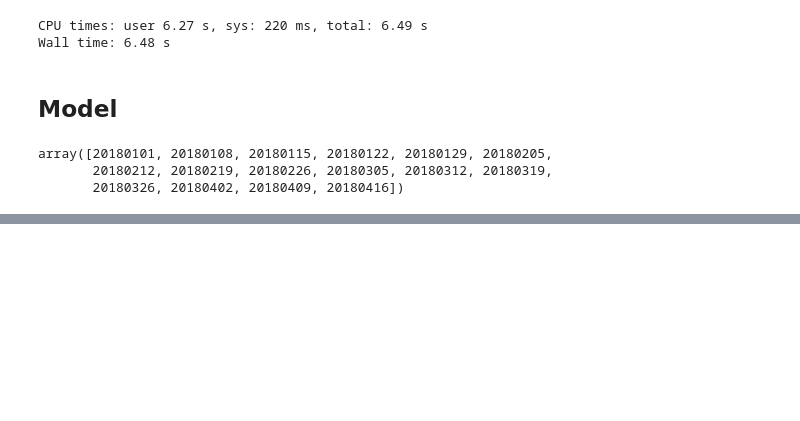
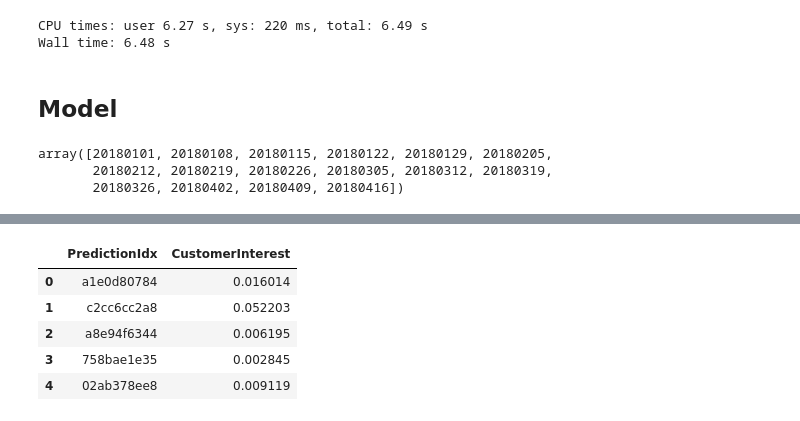
Before and after one commit to Robert-Aduviri/DSG-2018-Qualifiers, a Jupyter notebook: notebooks/robert/RA-22-new-SVD-Features.ipynb, the cells around one changed output, grey strips where cells are left out. Cells and saved outputs as stored; diff of their text form; code cells hidden in the pictures; blank space fills up the shorter version.

```diff
--- a/notebooks/robert/RA-22-new-SVD-Features.ipynb
+++ b/notebooks/robert/RA-22-new-SVD-Features.ipynb
@@ -178,0 +248,2 @@ for i, w in enumerate(data_2018[1:]):
+# %%
+test[target_col] = y_test
@@ -178,0 +252,4 @@ for i, w in enumerate(data_2018[1:]):
+# %%
+submission = pd.read_csv(RAW/'sample_submission.csv', low_memory=False)
+submission = pd.merge(submission[['PredictionIdx']], test[['PredictionIdx', target_col]],
+                      how='left', on='PredictionIdx')
@@ -178,0 +268,9 @@ for i, w in enumerate(data_2018[1:]):
+# %%
+submission.head()
+# %% [output]
+|  | PredictionIdx | CustomerInterest |
+| 0 | a1e0d80784 | 0.016014 |
+| 1 | c2cc6cc2a8 | 0.052203 |
+| 2 | a8e94f6344 | 0.006195 |
+| 3 | 758bae1e35 | 0.002845 |
+| 4 | 02ab378ee8 | 0.009119 |
```
Also changed, not shown: parts of 15 cells of this notebook, 4 other files.
